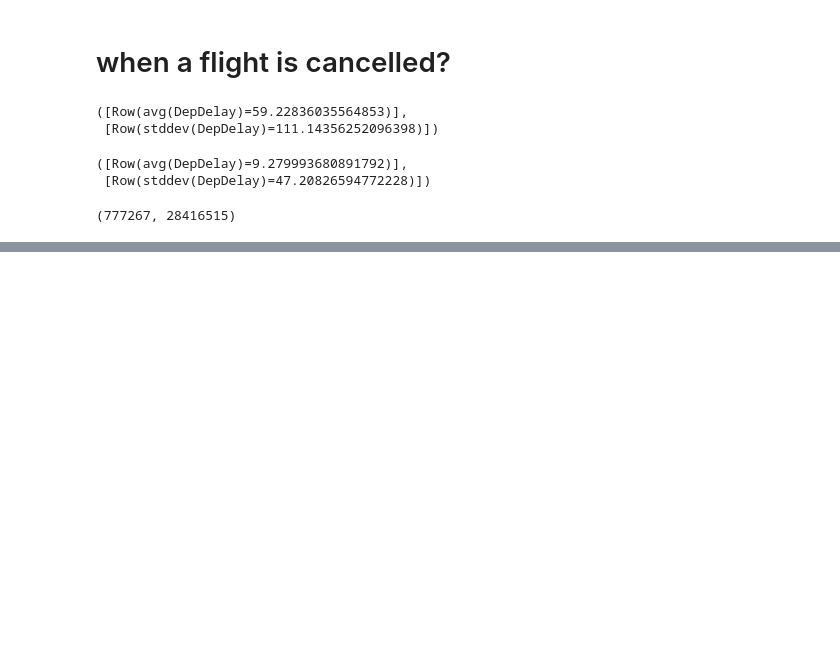
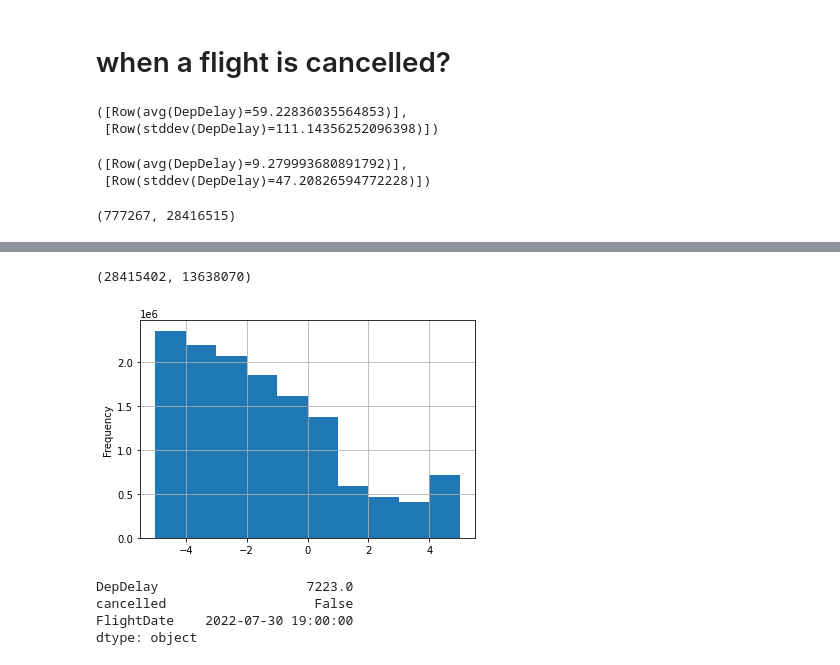
Before and after one commit to lui91/data-lakehouse, a Jupyter notebook: notebooks/pyspark_flight_analysis.ipynb, the cells around one changed output, grey strips where cells are left out. Cells and saved outputs as stored; diff of their text form; code cells hidden in the pictures; blank space fills up the shorter version.

```diff
--- a/notebooks/pyspark_flight_analysis.ipynb
+++ b/notebooks/pyspark_flight_analysis.ipynb
@@ -288,7 +289,7 @@ cancelled_flights.agg({"DepDelay": "avg"}).collect(), cancelled_flights.agg({"De
 ([Row(avg(DepDelay)=59.22836035564853)],
  [Row(stddev(DepDelay)=111.14356252096398)])
 # %%
-successful_flights = data.select('DepDelay', 'cancelled').filter(col('cancelled') == False)
+successful_flights = data_no_na.filter(col('cancelled') == False)
 successful_flights.agg({"DepDelay": "avg"}).collect(), successful_flights.agg({"DepDelay": "std"}).collect()
 # %% [output]
 ([Row(avg(DepDelay)=9.279993680891792)],
@@ -316,0 +367,17 @@ TypeError: scatter() missing 2 required positional arguments: 'x' and 'y'
+# %%
+q3_successful = df_successful['DepDelay'][(df_successful['DepDelay'] > -6) & (df_successful['DepDelay'] < 6)]
+df_successful['DepDelay'].shape[0], q3_successful.shape[0]
+# %% [output]
+(28415402, 13638070)
+# %%
+q3_successful.plot.hist(grid=True)
+None
+# %% [output]
+[figure, added]
+# %%
+df_successful.max()
+# %% [output]
+DepDelay                   7223.0
+cancelled                   False
+FlightDate    2022-07-30 19:00:00
+dtype: object
```
Also changed, not shown: parts of 17 cells of this notebook.
